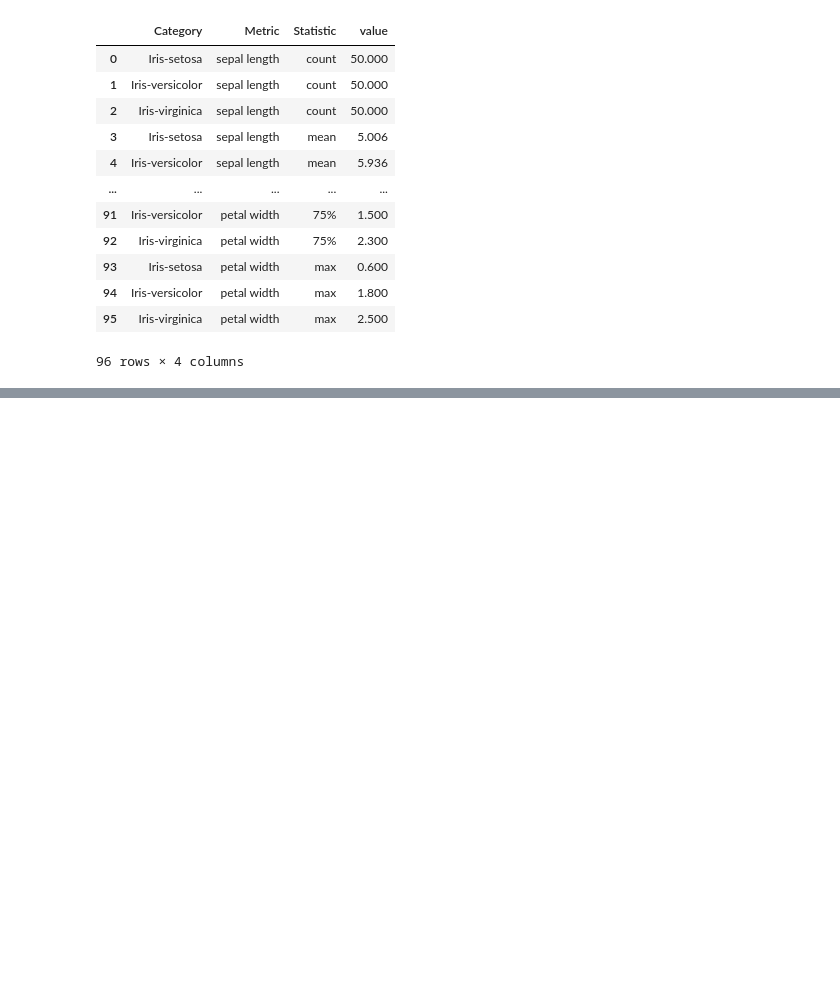
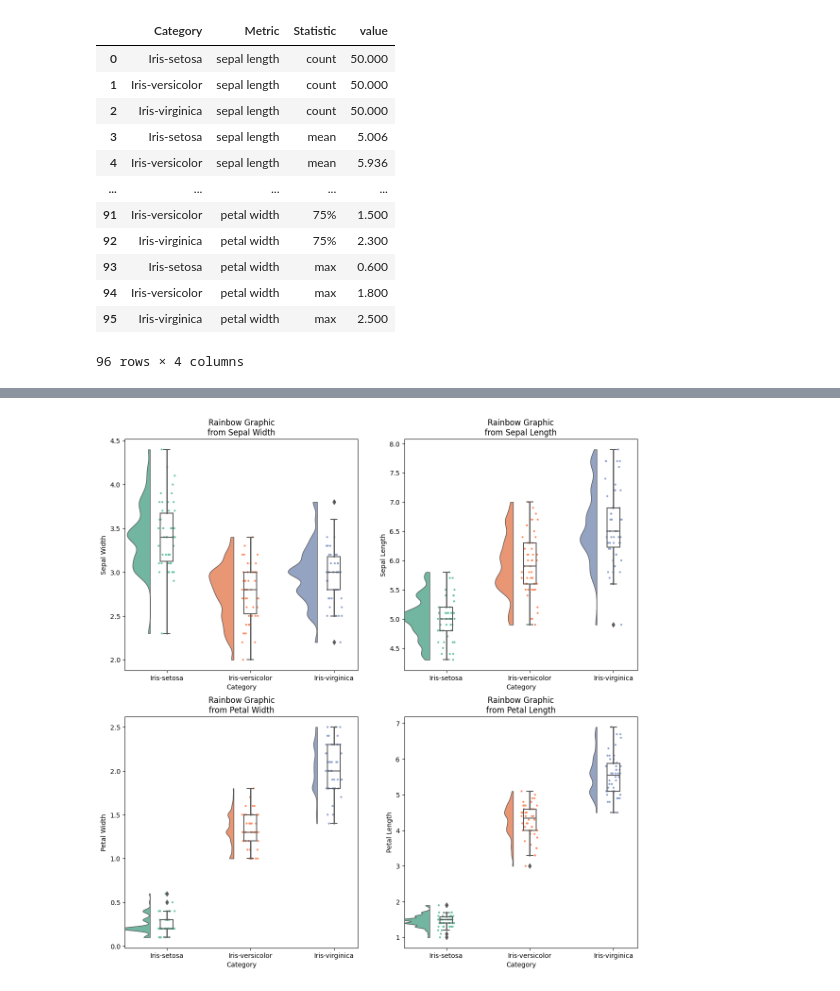
Before and after one commit to daagonzalezsa/Iris, a Jupyter notebook: Iris_Project.ipynb, the cells around one changed output, grey strips where cells are left out. Drawn from its saved outputs; the diff is of its cells as text; code cells hidden in the pictures; blank space fills up the shorter version.

Commit message:
Create a descriptive graphics to the data
Create and modify the raincloud graphic of the data
and also create the graphic of histograms of each
variable grouping by category

```diff
--- a/Iris_Project.ipynb
+++ b/Iris_Project.ipynb
@@ -63,0 +70,26 @@ Also, we can use the _.describe()_ function to obtain others metrics.
+# %%
+fig, ax = plt.subplots(2,2, figsize = (14,14))
+
+(pt.
+ RainCloud(data=df, y = 'sepal width', x = 'Category', ax = ax[0,0]).
+ set_title("Rainbow Graphic\nfrom Sepal Width"))
+ax[0,0].set_ylabel("Sepal Width")
+
+(pt.
+ RainCloud(data=df, y = 'sepal length', x = 'Category', ax = ax[0,1]).
+ set_title("Rainbow Graphic\nfrom Sepal Length"))
+ax[0,1].set_ylabel("Sepal Length")
+
+(pt.
+ RainCloud(data=df, y = 'petal width', x = 'Category', ax = ax[1,0]).
+ set_title("Rainbow Graphic\nfrom Petal Width"))
+ax[1,0].set_ylabel("Petal Width")
+
+(pt.
+ RainCloud(data=df, y = 'petal length', x = 'Category', ax = ax[1,1]).
+ set_title("Rainbow Graphic\nfrom Petal Length"))
+ax[1,1].set_ylabel("Petal Length")
+
+plt.show()
+# %% [output]
+[figure, added]
```
Also changed, not shown: parts of 3 cells of this notebook.
